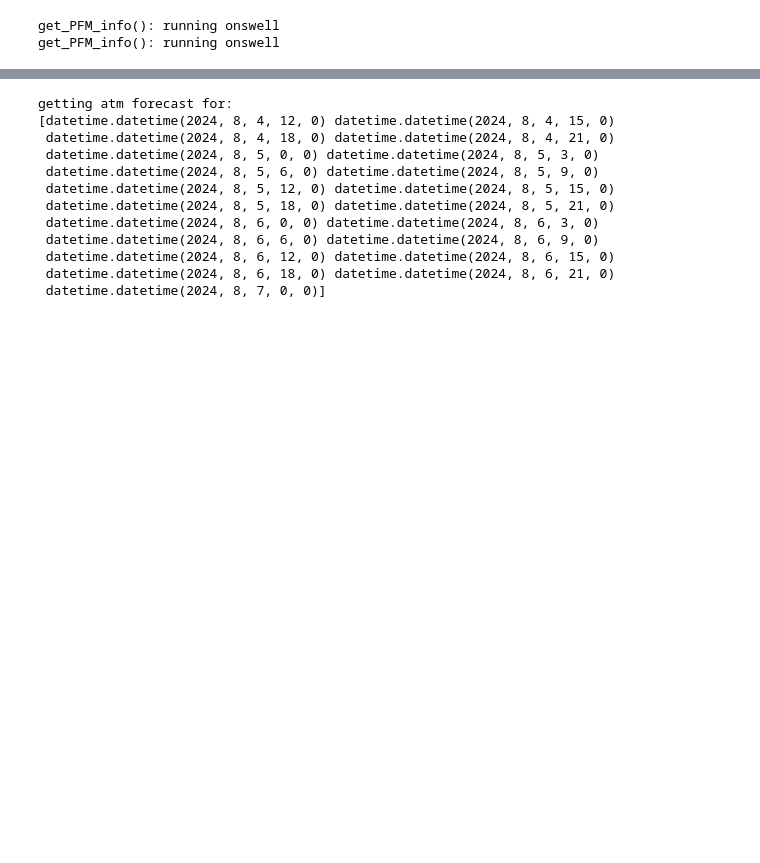
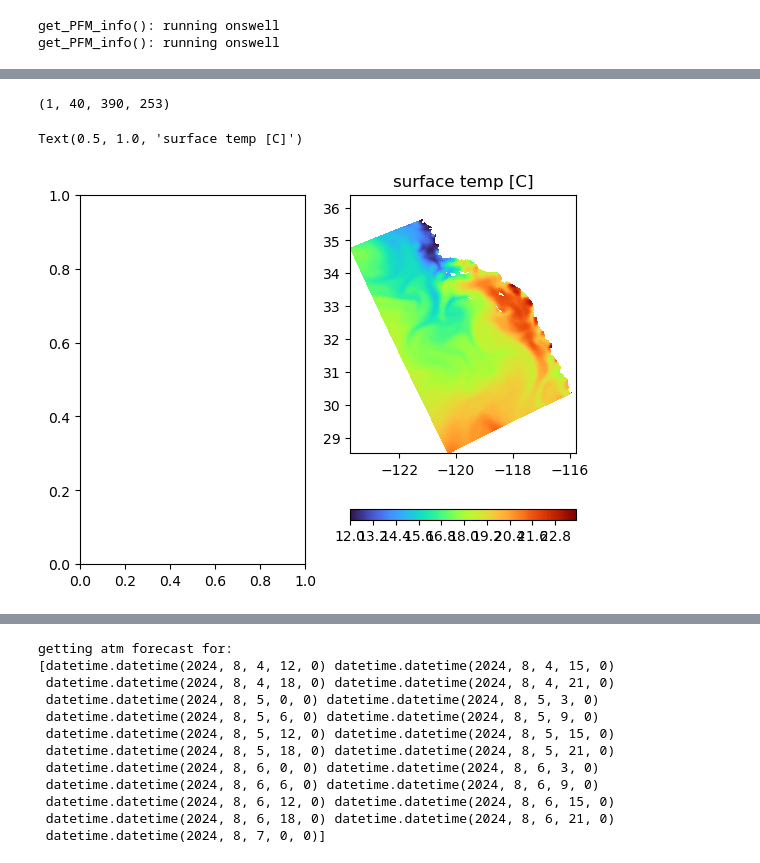
Before and after one commit to mspydell/PFM, a Jupyter notebook: driver/driver_run_forecast_LV1_v2.ipynb, the cells around one changed output, grey strips where cells are left out. Drawn from its saved outputs; the diff is of its cells as text; code cells hidden in the pictures; blank space fills up the shorter version.

Commit message:
plots in v2.ipynb

```diff
--- a/driver/driver_run_forecast_LV1_v2.ipynb
+++ b/driver/driver_run_forecast_LV1_v2.ipynb
@@ -310 +310,24 @@ using:
 kilobytes
+# %%
+with open(ocnIC_pckl,'rb') as fp:
+    OCN_IC = pickle.load(fp)
+# %%
+print(np.shape(OCN_IC['temp']))
+
+import matplotlib.pyplot as plt
+fig, ax = plt.subplots(nrows=1, ncols=2)
+
+plevs=np.arange(12,24,.1)
+cmap=plt.get_cmap('turbo')
+plt.set_cmap(cmap)
+#cset1=ax[0].contourf(OCN_IC['lon_rho'],OCN_IC['lat_rho'],np.squeeze(OCN_IC['temp'][0,0,:,:]),plevs)
+#cbar=fig.colorbar(cset1,ax=ax[0],orientation='horizontal')
+#ax[0].set_title('bottom temp [C]')
+
+cset1=ax[1].contourf(OCN_IC['lon_rho'],OCN_IC['lat_rho'],np.squeeze(OCN_IC['temp'][0,-1,:,:]),plevs)
+cbar=fig.colorbar(cset1,ax=ax[1],orientation='horizontal')
+ax[1].set_title('surface temp [C]')
+# %% [output]
+(1, 40, 390, 253)
+Text(0.5, 1.0, 'surface temp [C]')
+[figure, added]
```
Also changed, not shown: parts of 8 cells of this notebook.
